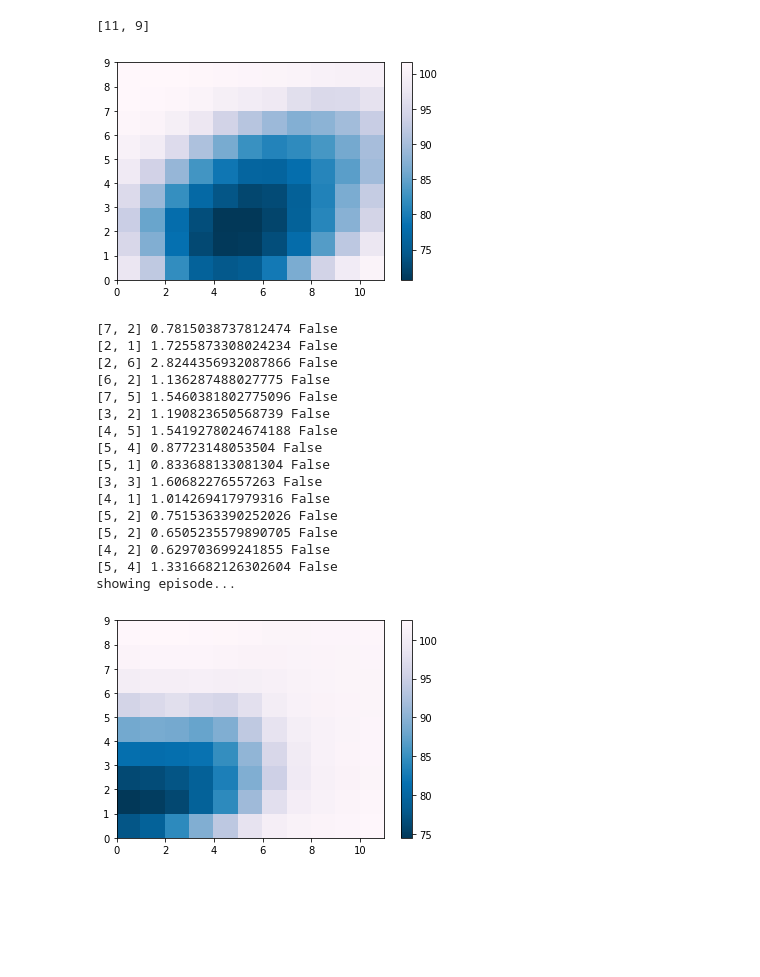
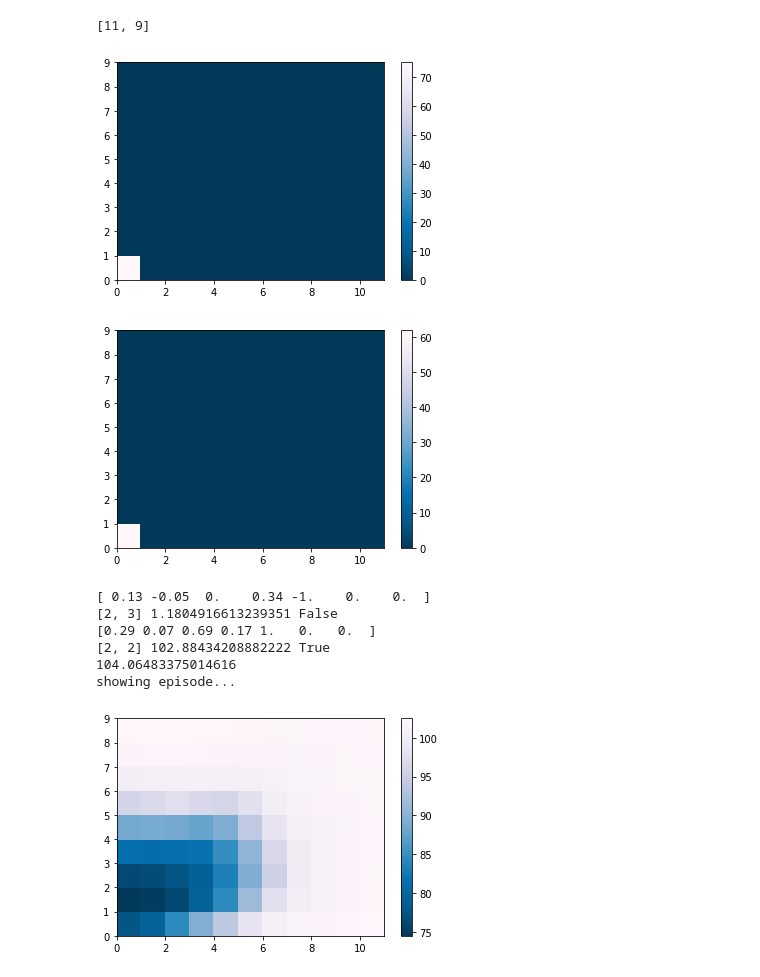
Before and after one commit to machines-in-motion/deepq_stepper, a Jupyter notebook: python/py_deepq_stepper/2d_dq_stepper_test.ipynb, the cells around one changed output. Drawn from its saved outputs; the diff is of its cells as text; code cells hidden in the pictures; blank space fills up the shorter version.

```diff
--- a/python/py_deepq_stepper/2d_dq_stepper_test.ipynb
+++ b/python/py_deepq_stepper/2d_dq_stepper_test.ipynb
@@ -20,14 +20,13 @@ class NN(nn.Module):
     def __init__(self, inp_size, out_size):
 
         super(NN, self).__init__()
-        n = 1024
+        n = 512
         self.l1 = nn.Linear(inp_size, n)
         self.l2 = nn.Linear(n, n)
         self.l3 = nn.Linear(n, n)
         self.l4 = nn.Linear(n, n)
         self.l5 = nn.Linear(n, n)
-        self.l6 = nn.Linear(n, n)
-        self.l7 = nn.Linear(n, out_size)
+        self.l6 = nn.Linear(n, out_size)
 
     def forward(self, x):
 
@@ -36,8 +35,7 @@ class NN(nn.Module):
         x = F.relu(self.l3(x))
         x = F.relu(self.l4(x))
         x = F.relu(self.l5(x))
-        x = F.relu(self.l6(x))
-        x = self.l7(x)
+        x = self.l6(x)
         return x
 # %%
 class TwoDQStepper:
@@ -47,14 +45,14 @@ class TwoDQStepper:
         State = [x-ux, y - uy, xd, yd, n, action_x, action_y]
         '''
         self.device = torch.device("cpu")
-        self.dq_stepper = NN(7, 1).to(self.device) #state+ action -> q_value
+        self.dq_stepper = NN(9, 1).to(self.device) #state+ action -> q_value
         if trained_model:
             self.dq_stepper.load_state_dict(torch.load(trained_model))
             self.dq_stepper.eval()
         self.optimizer = torch.optim.SGD(self.dq_stepper.parameters(), lr)
         self.use_tarnet = use_tarnet
         if self.use_tarnet:
-            self.dq_tar_stepper = NN(7, 1).to(self.device)
+            self.dq_tar_stepper = NN(9, 1).to(self.device)
             self.dq_tar_stepper.load_state_dict(self.dq_stepper.state_dict())
             self.dq_tar_stepper.eval()
         self.gamma = gamma #discount factor
@@ -62,13 +60,13 @@ class TwoDQStepper:
         self.no_actions = no_actions
 
         # This is the template of x_in that goes into the dq stepper
-        self.x_in = np.zeros((self.no_actions[0]*self.no_actions[1], 7))
-        self.x_in[:,5] = np.tile(np.arange(self.no_actions[0]), self.no_actions[1])
-        self.x_in[:,6] = np.repeat(np.arange(self.no_actions[1]), self.no_actions[0])
+        self.x_in = np.zeros((self.no_actions[0]*self.no_actions[1], 9))
+        self.x_in[:,7] = np.tile(np.arange(self.no_actions[0]), self.no_actions[1])
+        self.x_in[:,8] = np.repeat(np.arange(self.no_actions[1]), self.no_actions[0])
 
     def predict_action_value(self, x):
         # this function predicts the q_value for different actions and returns action and min q value
-        self.x_in[:,[0, 1, 2, 3, 4]] = x
+        self.x_in[:,[0, 1, 2, 3, 4, 5, 6]] = x
         torch_x_in = torch.FloatTensor(self.x_in, device = self.device)
         with torch.no_grad():
             q_values = self.dq_stepper(torch_x_in).detach().numpy()
@@ -80,7 +78,7 @@ class TwoDQStepper:
     def tar_predict_action_value(self, x):
         # this function uses tar net to predict
         # the q_value for different actions and returns action and min q value
-        self.x_in[:,[0, 1, 2, 3, 4]] = x
+        self.x_in[:,[0, 1, 2, 3, 4, 5, 6]] = x
         torch_x_in = torch.FloatTensor(self.x_in, device = self.device)
         with torch.no_grad():
             q_values = self.dq_tar_stepper(torch_x_in).detach().numpy()
@@ -100,14 +98,14 @@ class TwoDQStepper:
 
     def optimize(self, mini_batch, tau = 0.001):
         # This function performs one step of back propogation for the given mini_batch data
-        x_in = torch.FloatTensor(mini_batch[:,0:7].copy(), device = self.device)
-        y_train = torch.FloatTensor(mini_batch[:,7].copy(), device = self.device)
+        x_in = torch.FloatTensor(mini_batch[:,0:9].copy(), device = self.device)
+        y_train = torch.FloatTensor(mini_batch[:,9].copy(), device = self.device)
         for i in range(len(mini_batch)):
-            if not np.isnan(mini_batch[i,8:]).all():
+            if not np.isnan(mini_batch[i,10:]).all():
                 if not self.use_tarnet:
-                    y_train[i] += self.gamma * self.predict_action_value(mini_batch[i,8:])[1]
+                    y_train[i] += self.gamma * self.predict_action_value(mini_batch[i,10:])[1]
                 else:
-                    y_train[i] += self.gamma * self.tar_predict_action_value(mini_batch[i,8:])[1]
+                    y_train[i] += self.gamma * self.tar_predict_action_value(mini_batch[i,10:])[1]
 
         y_train = y_train.unsqueeze(1).detach() #ensures that gradients are not computed on this
         x_train = self.dq_stepper(x_in)
@@ -138,45 +136,47 @@ class TwoDQStepper:
     def predict_q(self, x):
         #for debugging
         # this function predicts the q_value for different actions and returns action and min q value
-        self.x_in[:,[0, 1, 2, 3, 4]] = x
+        self.x_in[:,[0, 1, 2, 3, 4, 5, 6]] = x
         torch_x_in = torch.FloatTensor(self.x_in, device = self.device)
         with torch.no_grad():
             q_values = self.dq_stepper(torch_x_in).detach().numpy()
         return q_values
 # %%
-env = TwoDLipmEnv(0.2, 0.13, 0.22, [1, 2, 0], no_actions= [11, 9])
+env = TwoDLipmEnv(0.2, 0.13, 0.22, [1, 3, 0], no_actions= [11, 9])
 no_actions = [len(env.action_space_x), len(env.action_space_y)]
 print(no_actions)
 
-dqs = TwoDQStepper(lr=1e-4, gamma=0.98, use_tarnet= True, no_actions= no_actions, trained_model='../../models/dqs_2_old')
+dqs = TwoDQStepper(lr=1e-4, gamma=0.98, use_tarnet= True, no_actions= no_actions, trained_model='../../models/dqs_1')
 # %% [output]
 [11, 9]
 # %%
 # This block is for visualising the output from the dqstepper
 def plot_heatmap(x1, dqs):
     q = dqs.predict_q(x1)
     n = dqs.no_actions
     q_mat = np.zeros((n[1], n[0]))
     for i in range(len(q)):
         q_mat[int(dqs.x_in[i,6]), int(dqs.x_in[i,5])] = q[i]
     fig, ax = plt.subplots()
     heatmap = ax.pcolor(q_mat, cmap='PuBu_r')
     fig.colorbar(heatmap, ax=ax)
     plt.show()
 
-x1 = [0, 0, 0, 0, -1]
-x2 = [0, 0, 1, 0, -1]
+x1 = [0, 0, 0, 0, -1, 0, 0]
+x2 = [0, 0, 0, 0, 1, 0, 0]
 
 plot_heatmap(x1, dqs)
-# plot_heatmap(x2, dqs)
+plot_heatmap(x2, dqs)
 # %% [output]
-[figure, old version]
+[figure, new version]
+[figure, added]
 # %%
 # This block animates the stepper
-no_steps = 15
+no_steps = 5
 step_time = 0.1
-v_init = [0.0, 0.0]
-state = env.reset_env([0.0, 0.0, v_init[0], v_init[1]], no_steps*step_time)
+v_des = [0, 0]
+v_init = [0, 0.0]
+state = env.reset_env([0.0, 0.0, v_init[0], v_init[1]], v_des, no_steps*step_time)
 epi_cost = 0
 for n in range(no_steps):
     action = dqs.predict_action_value(state)[0]
@@ -190,21 +190,11 @@ for n in range(no_steps):
 print("showing episode...")
 # env.show_episode(5)
 # %% [output]
-[7, 2] 0.7815038737812474 False
-[2, 1] 1.7255873308024234 False
-[2, 6] 2.8244356932087866 False
-[6, 2] 1.136287488027775 False
-[7, 5] 1.5460381802775096 False
-[3, 2] 1.190823650568739 False
-[4, 5] 1.5419278024674188 False
-[5, 4] 0.87723148053504 False
-[5, 1] 0.833688133081304 False
-[3, 3] 1.60682276557263 False
-[4, 1] 1.014269417979316 False
-[5, 2] 0.7515363390252026 False
-[5, 2] 0.6505235579890705 False
-[4, 2] 0.629703699241855 False
-[5, 4] 1.3316682126302604 False
+[ 0.13 -0.05  0.    0.34 -1.    0.    0.  ]
+[2, 3] 1.1804916613239351 False
+[0.29 0.07 0.69 0.17 1.   0.   0.  ]
+[2, 2] 102.88434208882222 True
+104.06483375014616
 showing episode...
 # %%
 # This block creates the regularizing matrix
```
Also changed, not shown: parts of 3 cells of this notebook, 7 other files.
